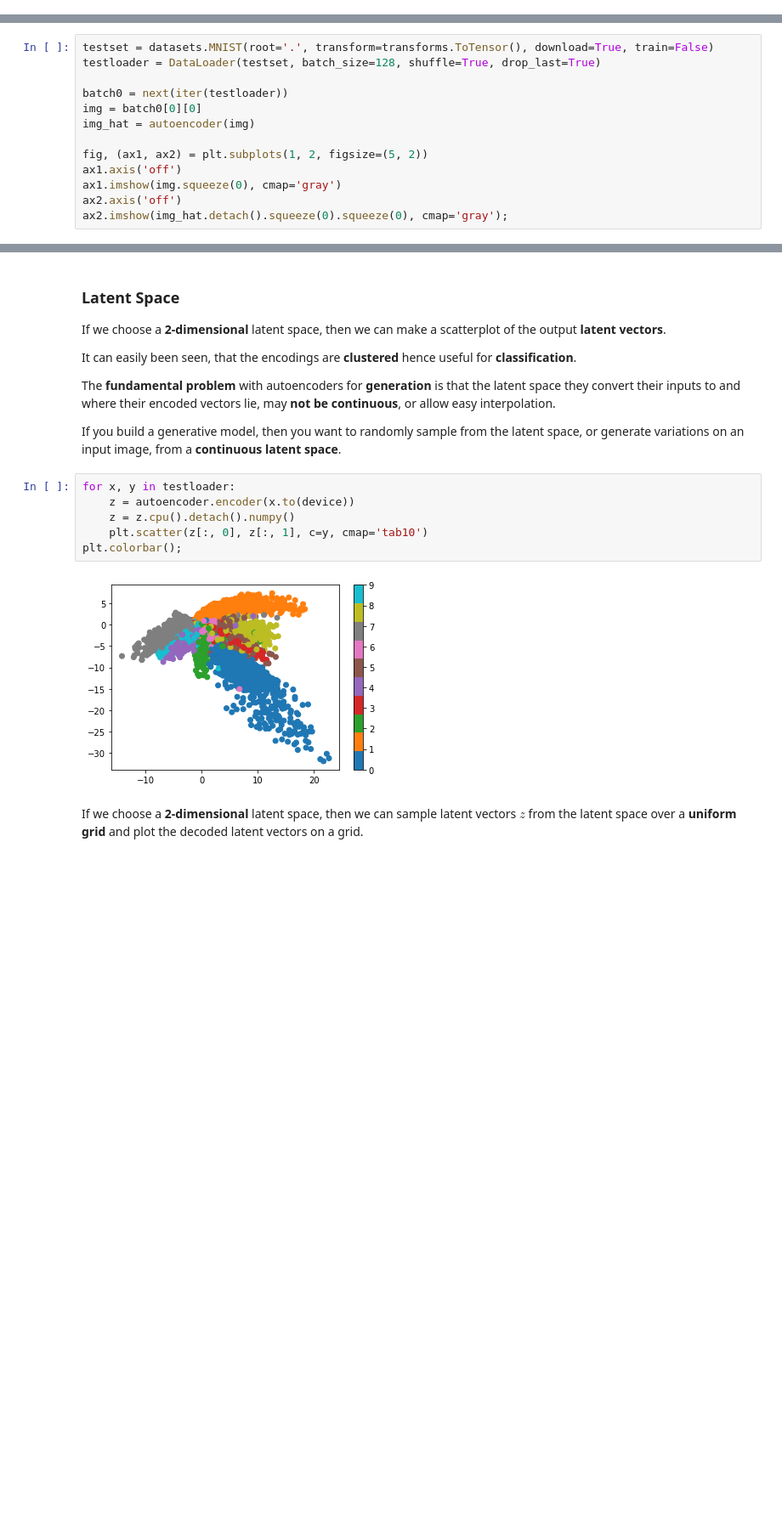
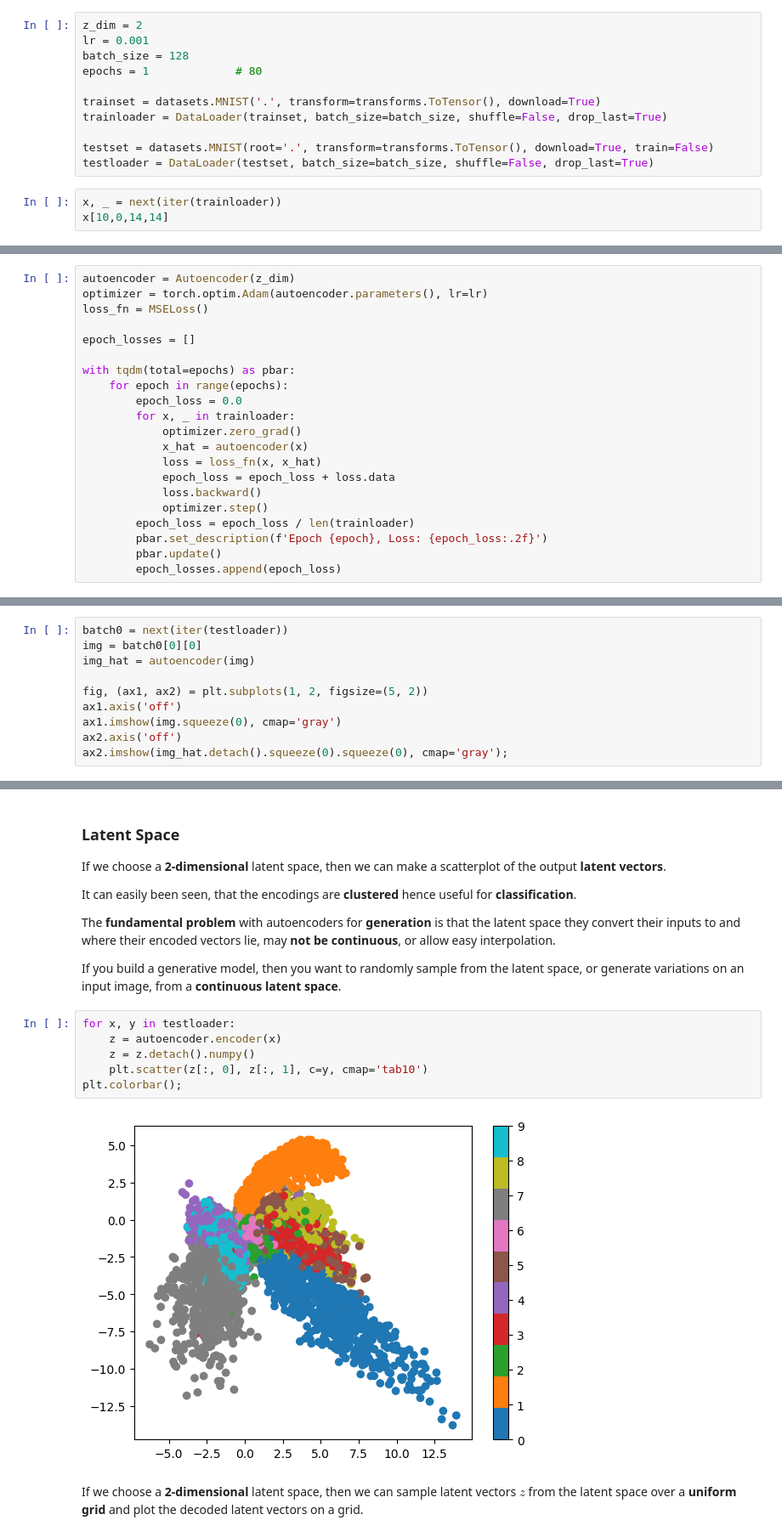
Before and after one commit to thomd/coursera-build-basic-generative-adversarial-networks, a Jupyter notebook: VAE.ipynb, the cells around one changed output, grey strips where cells are left out. Shown: that part at 85% size. Drawn from its saved outputs; the diff is of its cells as text; blank space fills up the shorter version.

```diff
--- a/VAE.ipynb
+++ b/VAE.ipynb
@@ -123,0 +97,14 @@ plt.plot(epoch_losses);
+# %%
+z_dim = 2
+lr = 0.001
+batch_size = 128
+epochs = 1             # 80
+
+trainset = datasets.MNIST('.', transform=transforms.ToTensor(), download=True)
+trainloader = DataLoader(trainset, batch_size=batch_size, shuffle=False, drop_last=True)
+
+testset = datasets.MNIST(root='.', transform=transforms.ToTensor(), download=True, train=False)
+testloader = DataLoader(testset, batch_size=batch_size, shuffle=False, drop_last=True)
+# %%
+x, _ = next(iter(trainloader))
+x[10,0,14,14]
@@ -123,0 +113,21 @@ plt.plot(epoch_losses);
+# %%
+autoencoder = Autoencoder(z_dim)
+optimizer = torch.optim.Adam(autoencoder.parameters(), lr=lr)
+loss_fn = MSELoss()
+
+epoch_losses = []
+
+with tqdm(total=epochs) as pbar:
+    for epoch in range(epochs):
+        epoch_loss = 0.0
+        for x, _ in trainloader:
+            optimizer.zero_grad()
+            x_hat = autoencoder(x)
+            loss = loss_fn(x, x_hat)
+            epoch_loss = epoch_loss + loss.data
+            loss.backward()
+            optimizer.step()
+        epoch_loss = epoch_loss / len(trainloader)
+        pbar.set_description(f'Epoch {epoch}, Loss: {epoch_loss:.2f}')
+        pbar.update()
+        epoch_losses.append(epoch_loss)
@@ -124,7 +155,4 @@ plt.plot(epoch_losses);
 # %%
-testset = datasets.MNIST(root='.', transform=transforms.ToTensor(), download=True, train=False)
-testloader = DataLoader(testset, batch_size=128, shuffle=True, drop_last=True)
-
 batch0 = next(iter(testloader))
 img = batch0[0][0]
 img_hat = autoencoder(img)
@@ -148,12 +176,12 @@ The **fundamental problem** with autoencoders for **generation** is that the lat
 If you build a generative model, then you want to randomly sample from the latent space, or generate variations on an input image, from a **continuous latent space**.
 # %%
 for x, y in testloader:
-    z = autoencoder.encoder(x.to(device))
-    z = z.cpu().detach().numpy()
+    z = autoencoder.encoder(x)
+    z = z.detach().numpy()
     plt.scatter(z[:, 0], z[:, 1], c=y, cmap='tab10')
 plt.colorbar();
 # %% [output]
-[figure, old version]
+[figure, new version]
 # %% [markdown]
 If we choose a **2-dimensional** latent space, then we can sample latent vectors $z$ from the latent space over a **uniform grid** and plot the decoded latent vectors on a grid.
 # %%
```
Also changed, not shown: parts of 22 cells of this notebook, 6 other files.
